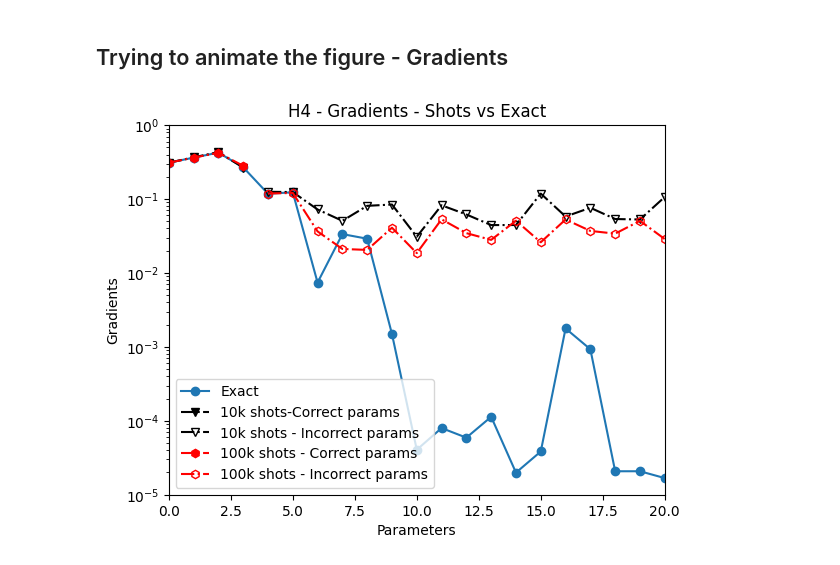
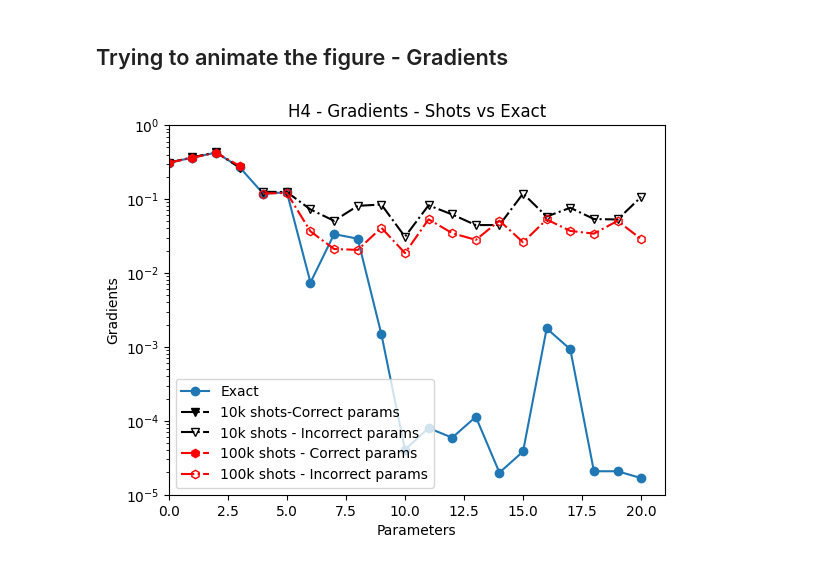
Before and after one commit to srivathsanps-quantum/QC-chemistry, a Jupyter notebook: AdaptVQEcode.ipynb, the cells around one changed output. Saved outputs shown, nothing was run; the diff lists cells and outputs as text; code cells hidden in the pictures.

```diff
--- a/AdaptVQEcode.ipynb
+++ b/AdaptVQEcode.ipynb
@@ -865,7 +865,7 @@ l11, = plt.plot([], [], '-.v',markerfacecolor='none', color='k', label='10k shot
 l2, = plt.plot([], [], '-.h', color='r', label='100k shots - Correct params')
 l21, = plt.plot([], [], '-.h', color='r', markerfacecolor='none', label='100k shots - Incorrect params')
 
-plt.xlim(0, 20)
+plt.xlim(0, 21)
 plt.ylim(1e-5, 1)
 plt.yscale('log')
 
@@ -945,31 +945,31 @@ with writer.saving(fig, "ash1.gif", 100):
         ylist100k.append(G_100k[:4][i])
         l2.set_data(xlist100k,ylist100k)
         plt.legend()
         plt.xlabel('Parameters')
         plt.title('H4 - Gradients - Shots vs Exact')
         plt.ylabel('Gradients')
         writer.grab_frame()
 
     for ii in range(30):
         writer.grab_frame()
     #100k shots - Incorrect params
     for i in range(0,17):
         xlist100k1.append(params[4:][i])
         ylist100k1.append(G_100k[4:][i])
         l21.set_data(xlist100k1,ylist100k1)
         plt.legend()
         plt.xlabel('Parameters')
         plt.title('H4 - Gradients - Shots vs Exact')
         plt.ylabel('Gradients')
         writer.grab_frame()
         writer.grab_frame()
         writer.grab_frame()
         writer.grab_frame()
 
 
     for ii in range(1000):
         writer.grab_frame()
 
 plt.show()
 # %% [output]
-[figure, old version]
+[figure, new version]
```
Also changed, not shown: parts of 2 cells of this notebook, 1 other file.
